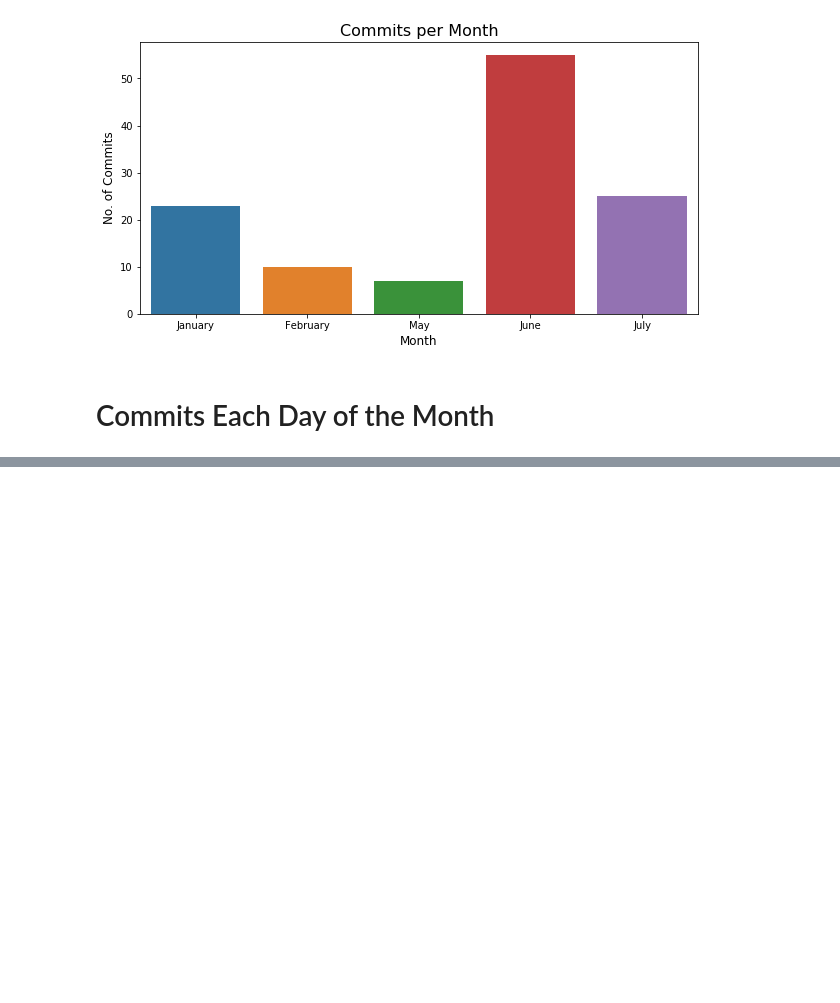
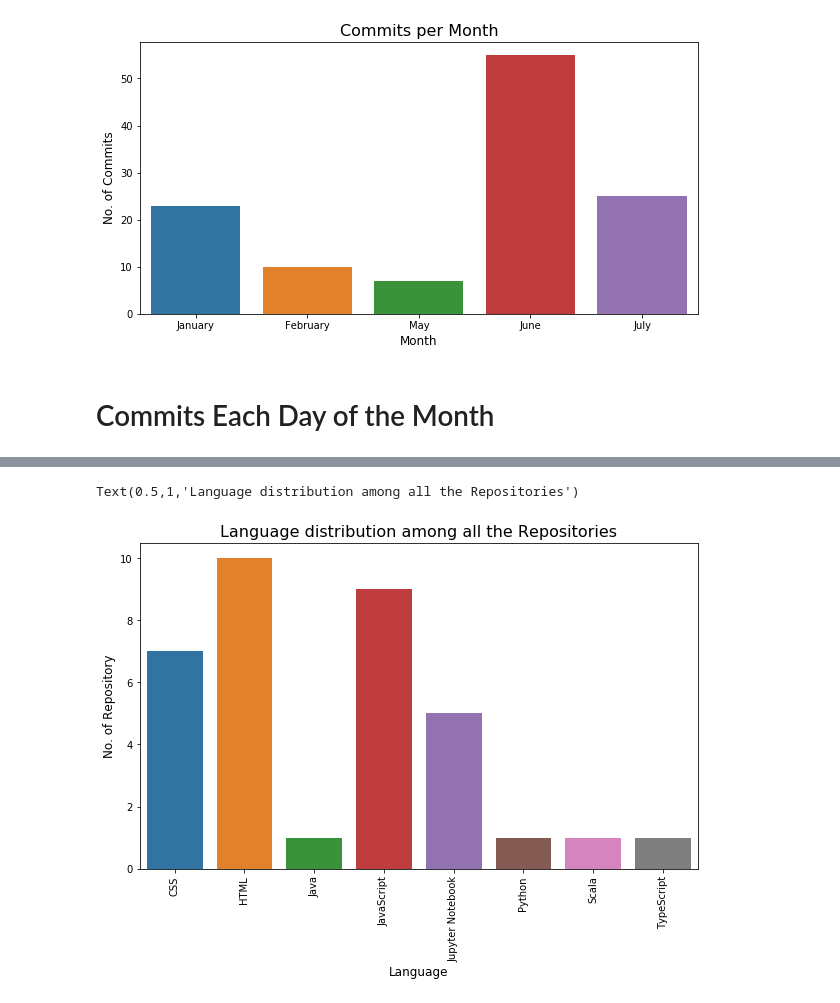
Before and after one commit to animeshsingh04/Github-User-Insights, a Jupyter notebook: Insight.ipynb, the cells around one changed output, grey strips where cells are left out. Drawn from its saved outputs; the diff is of its cells as text; code cells hidden in the pictures; blank space fills up the shorter version.

```diff
--- a/Insight.ipynb
+++ b/Insight.ipynb
@@ -84,0 +87,11 @@ Text(0.5,1,'Daily Commits on Each Day')
+# %%
+data = []
+language_list = repos_info['Language'].str.split(',')
+for i in range(len(language_list)):
+    data = data + language_list[i]
+for i,item in enumerate(data):
+    data[i] = item.strip()
+# %%
+languages = pd.DataFrame(data,columns=['Language'])
+languages = languages.groupby('Language').size()
+languages
@@ -84,0 +109,10 @@ Text(0.5,1,'Daily Commits on Each Day')
+# %%
+plt.figure(figsize = (10,6))
+plot = sns.barplot(languages.index, languages.values)
+plt.xticks(rotation = 90)
+plt.xlabel("Language", fontsize = 12)
+plt.ylabel("No. of Repository", fontsize = 12)
+plt.title("Language distribution among all the Repositories", fontsize = 16)
+# %% [output]
+Text(0.5,1,'Language distribution among all the Repositories')
+[figure, added]
```
Also changed, not shown: parts of 3 cells of this notebook.
